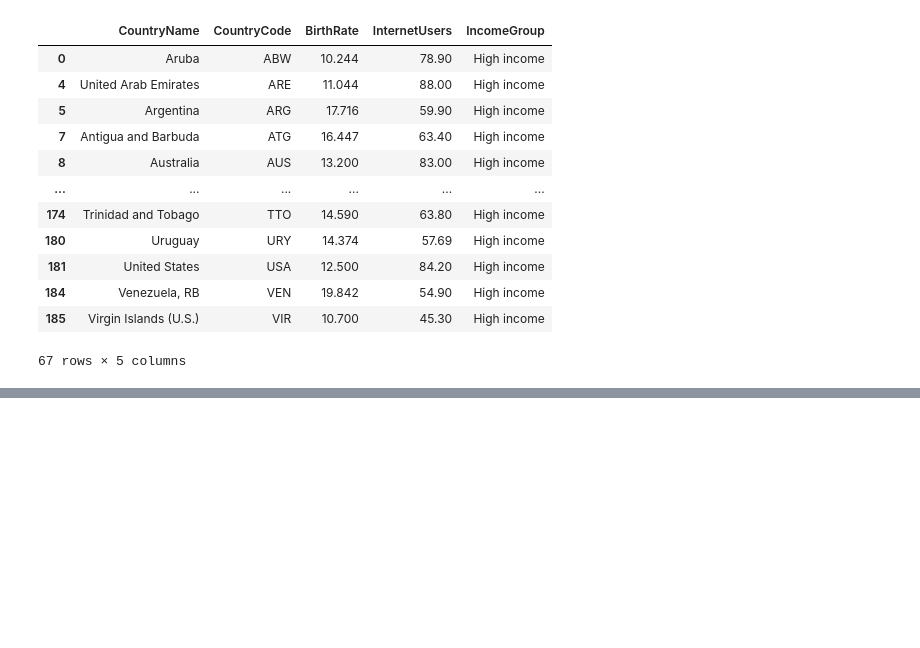
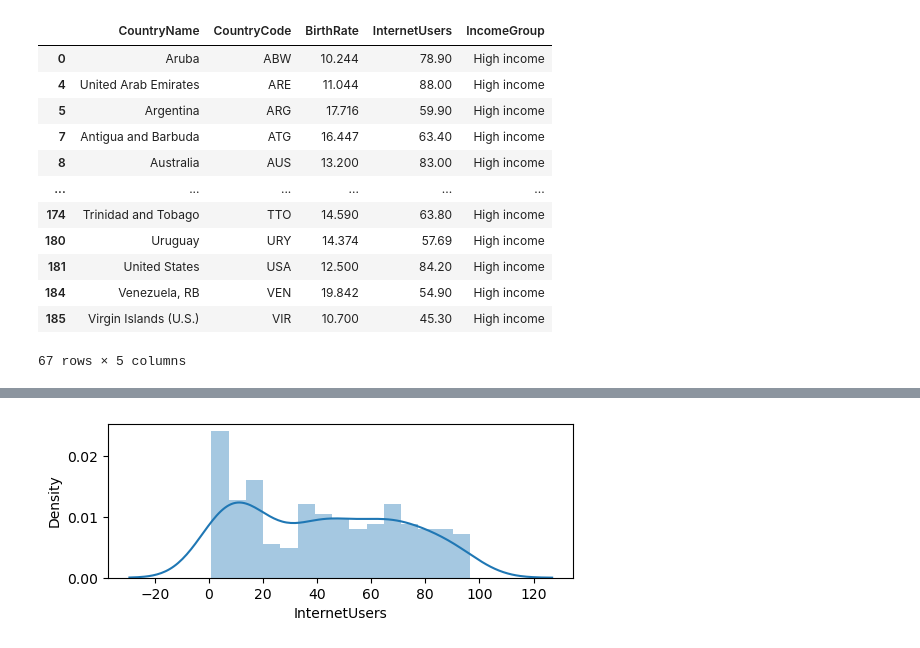
Before and after one commit to Megha77/Expertise-fullstack-GenAI-Agentic-AI, a Jupyter notebook: Panda.ipynb, the cells around one changed output, grey strips where cells are left out. Saved outputs shown, nothing was run; the diff lists cells and outputs as text; code cells hidden in the pictures; blank space fills up the shorter version.

```diff
--- a/Panda.ipynb
+++ b/Panda.ipynb
@@ -464,0 +489,5 @@ df[df.IncomeGroup ==  'High income']
+# %%
+vis3= sns.distplot(df["InternetUsers"], bins=15)
+plt.show()
+# %% [output]
+[figure, added]
```
Also changed, not shown: parts of 10 cells of this notebook, 4 other files.
